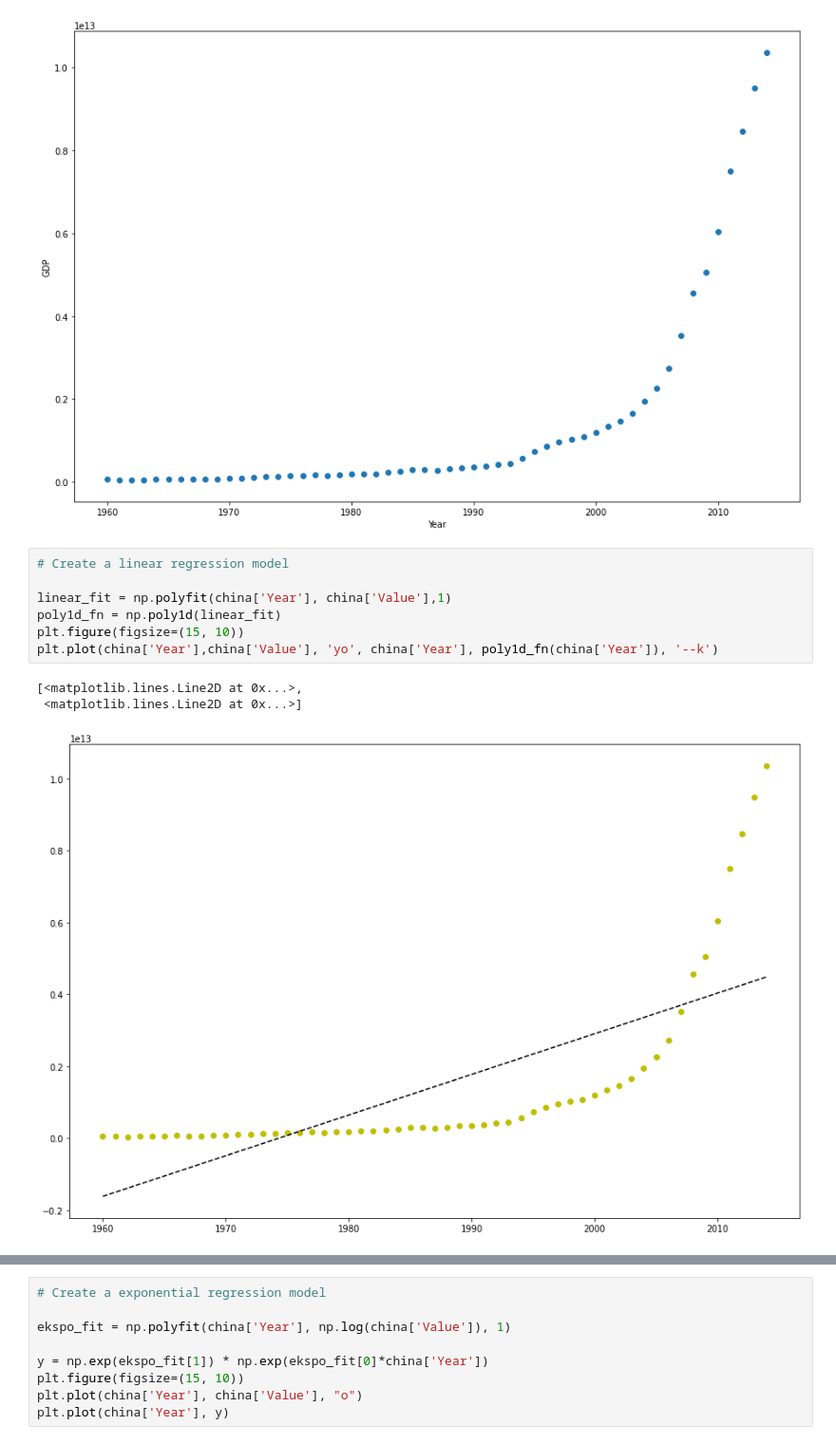
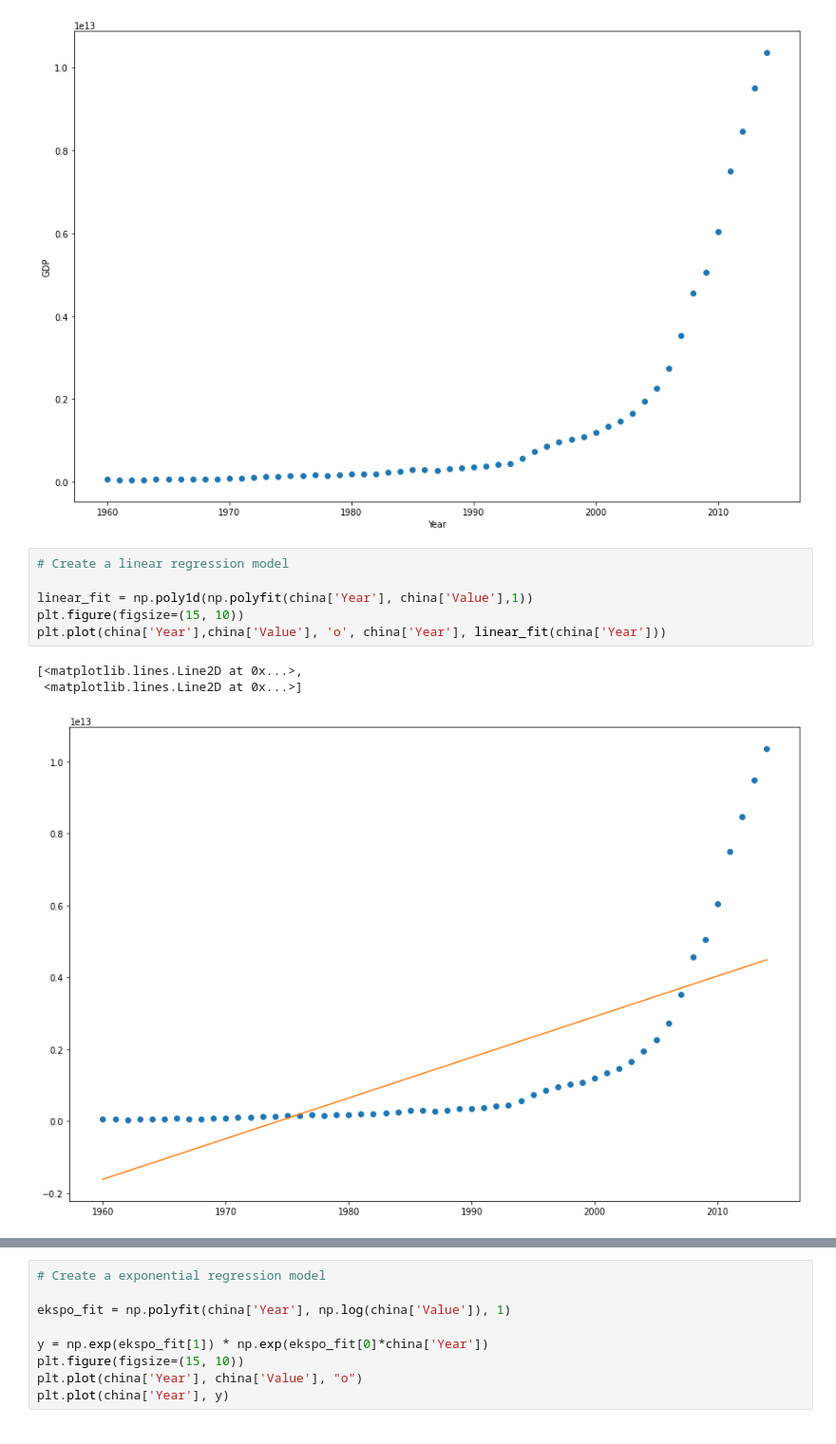
Before and after one commit to HolmQ84/DataScience-JupyterProjects, a Jupyter notebook: Assignment 5 - China.ipynb, the cells around one changed output, grey strips where cells are left out. Shown: that part at 95% size. Cells and saved outputs as stored; diff of their text form.

```diff
--- a/Assignment 5 - China.ipynb
+++ b/Assignment 5 - China.ipynb
@@ -66,11 +68,10 @@ plt.show()
 # %%
 # Create a linear regression model
 
-linear_fit = np.polyfit(china['Year'], china['Value'],1)
-poly1d_fn = np.poly1d(linear_fit)
+linear_fit = np.poly1d(np.polyfit(china['Year'], china['Value'],1))
 plt.figure(figsize=(15, 10))
-plt.plot(china['Year'],china['Value'], 'yo', china['Year'], poly1d_fn(china['Year']), '--k')
+plt.plot(china['Year'],china['Value'], 'o', china['Year'], linear_fit(china['Year']))
 # %% [output]
 [<matplotlib.lines.Line2D at 0x...>,
  <matplotlib.lines.Line2D at 0x...>]
-[figure, old version]
+[figure, new version]
```
Also changed, not shown: parts of 17 cells of this notebook, 1 other file.
